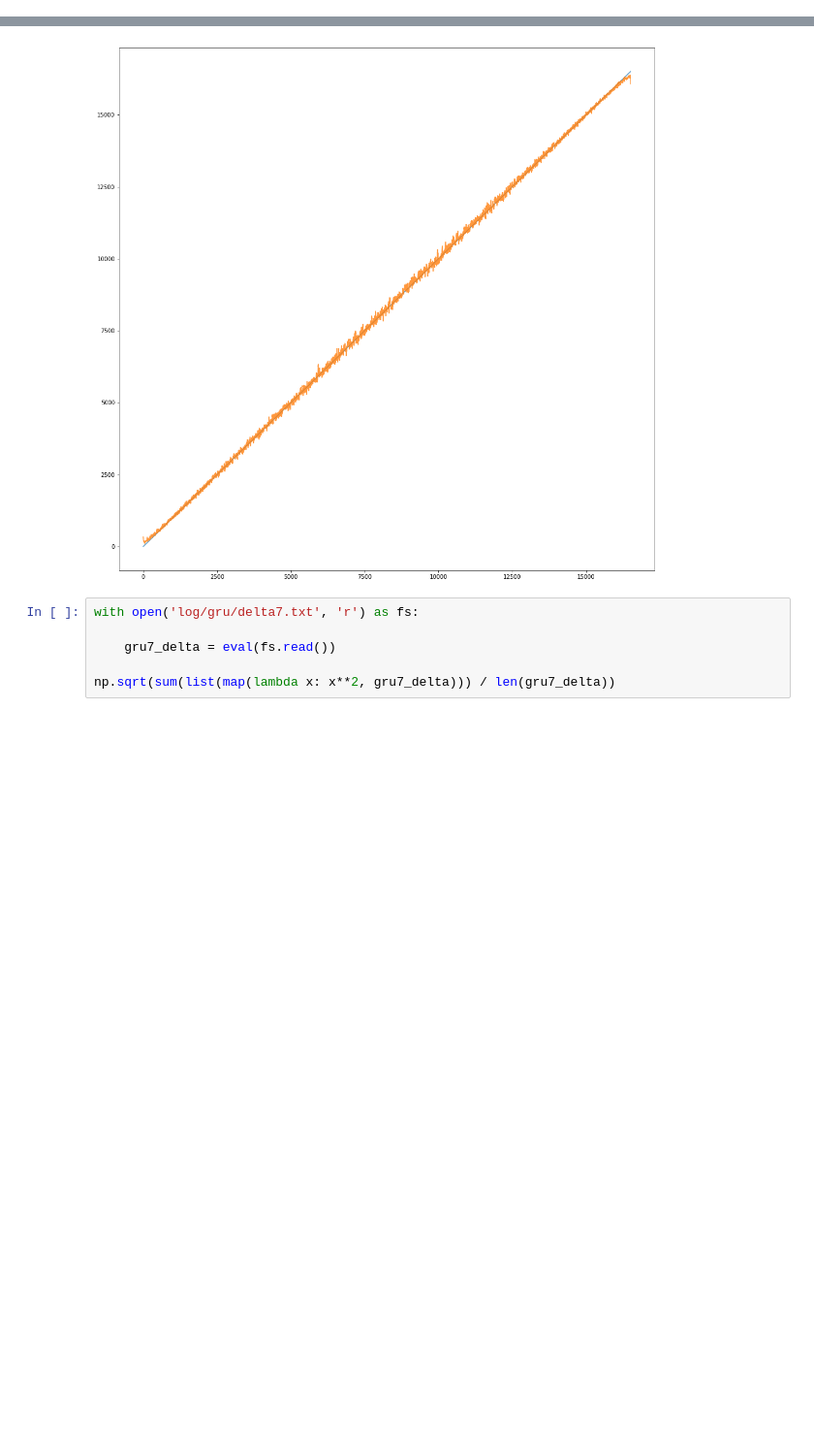
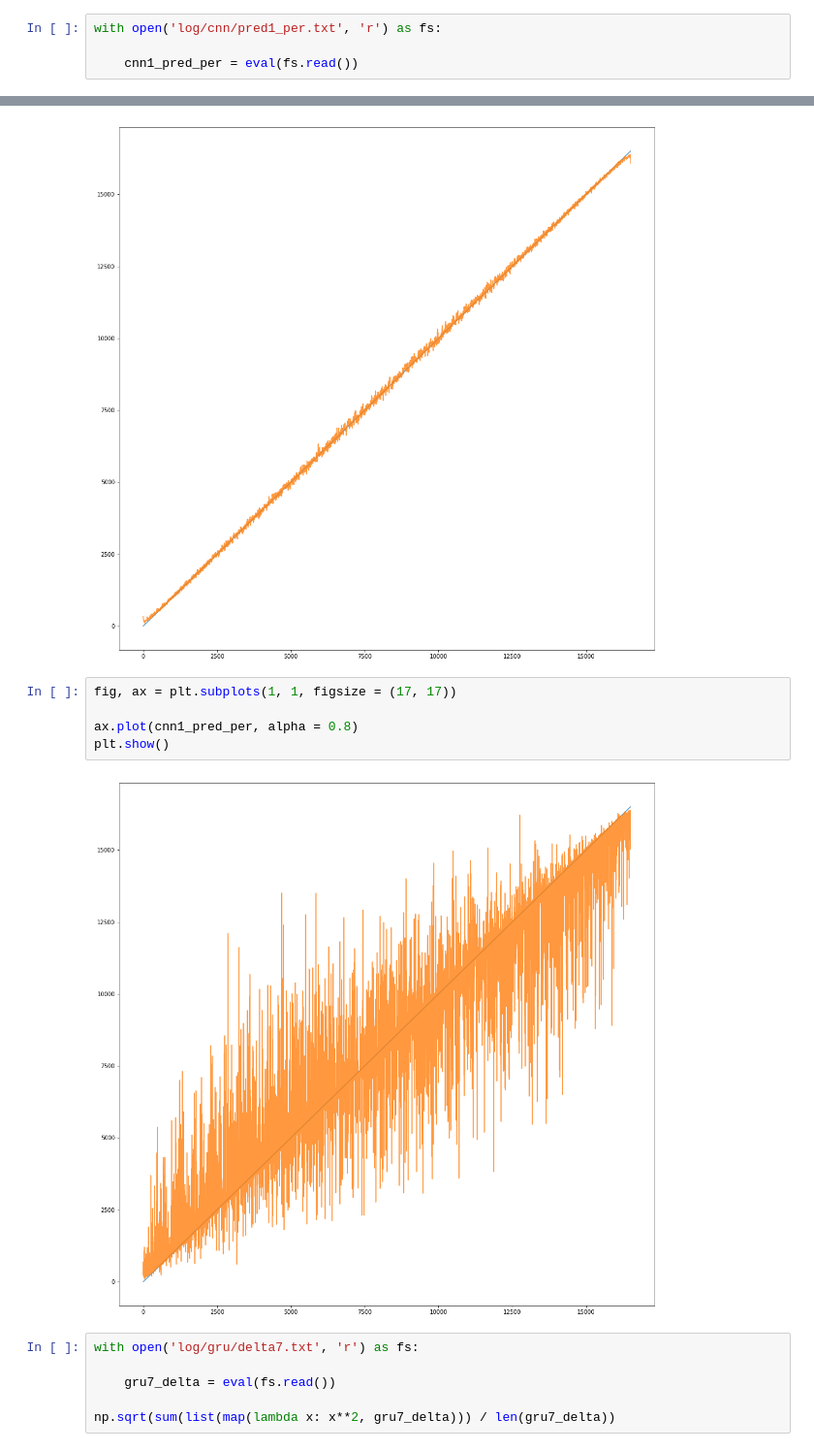
Before and after one commit to WooYoung94/DNA-alignment, a Jupyter notebook: DNA-alignment experiments (CNN, chrM).ipynb, the cells around one changed output, grey strips where cells are left out. Shown at 97% size. Saved outputs shown, nothing was run; the diff lists cells and outputs as text; blank space fills up the shorter version.

```diff
--- a/DNA-alignment experiments (CNN, chrM).ipynb
+++ b/DNA-alignment experiments (CNN, chrM).ipynb
@@ -55,6 +55,10 @@ with open('log/gru/pred11_per.txt', 'r') as fs:
 with open('log/cnn/pred1.txt', 'r') as fs:
 
     cnn1_pred = eval(fs.read())
+# %%
+with open('log/cnn/pred1_per.txt', 'r') as fs:
+
+    cnn1_pred_per = eval(fs.read())
 # %%
 fig, ax = plt.subplots(1, 1, figsize = (17, 17))
 
@@ -83,6 +87,13 @@ ax.plot(cnn1_pred, alpha = 0.8)
 plt.show()
 # %% [output]
 [figure]
+# %%
+fig, ax = plt.subplots(1, 1, figsize = (17, 17))
+
+ax.plot(cnn1_pred_per, alpha = 0.8)
+plt.show()
+# %% [output]
+[figure, added]
 # %%
 with open('log/gru/delta7.txt', 'r') as fs:
 
```
Also changed, not shown: parts of 1 cell of this notebook, 2 other files.
